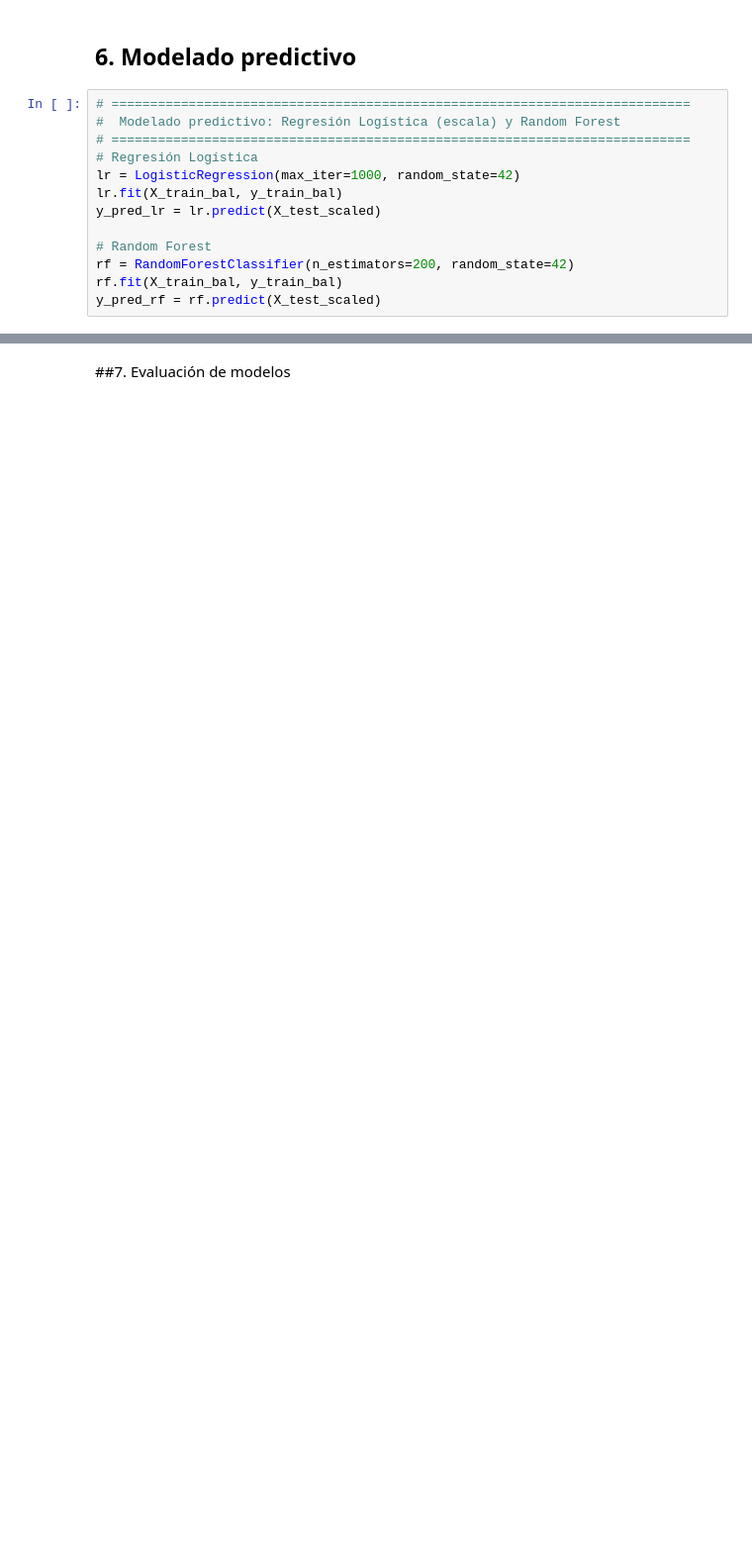
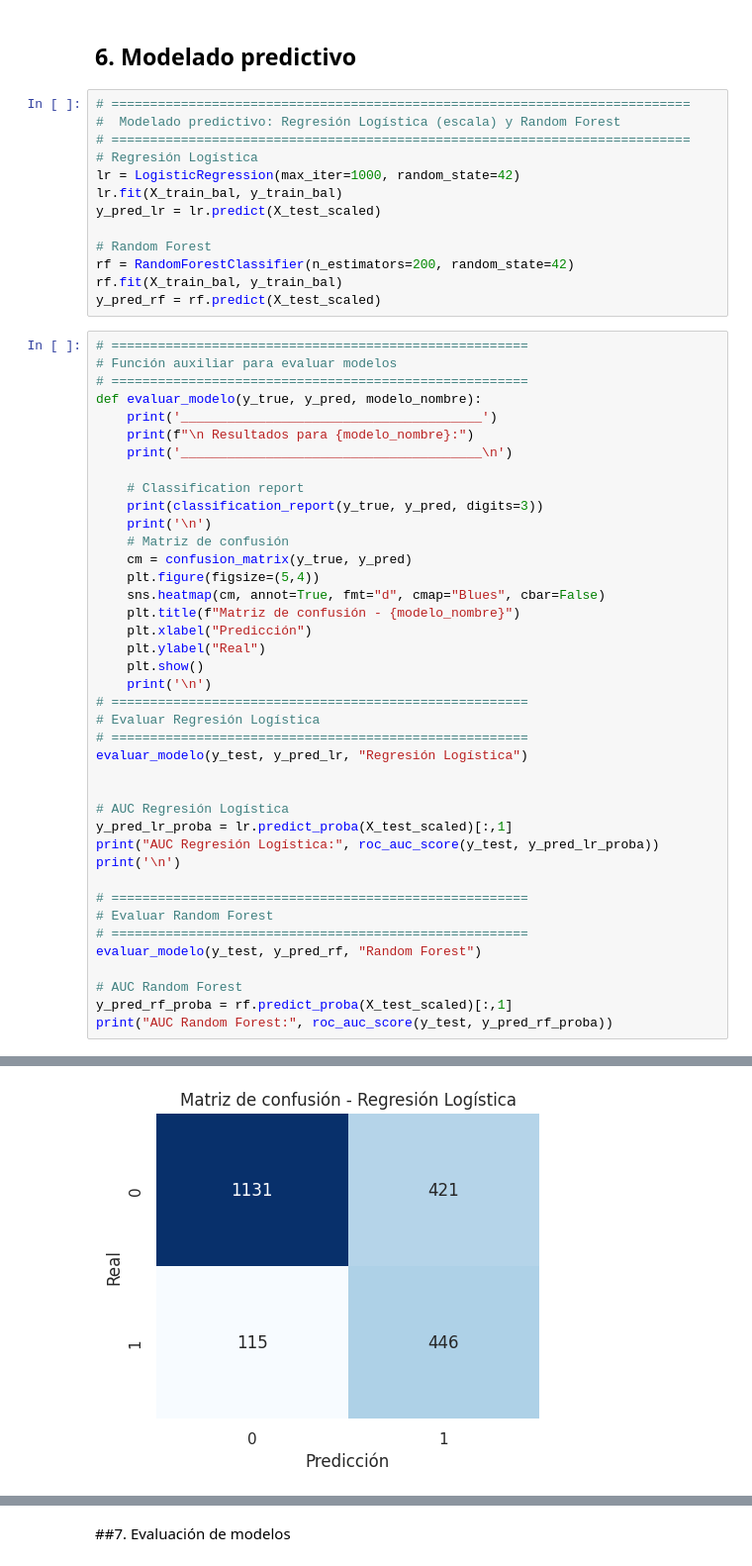
Before and after one commit to Saya-Sayita/Challenge3-TelecomX-parte2-main, a Jupyter notebook: Challenge3_TelecomX_Parte2.ipynb, the cells around one changed output, grey strips where cells are left out. Shown at 99% size. Drawn from its saved outputs; the diff is of its cells as text; blank space fills up the shorter version.

```diff
--- a/Challenge3_TelecomX_Parte2.ipynb
+++ b/Challenge3_TelecomX_Parte2.ipynb
@@ -313,3 +455,44 @@ y_pred_lr = lr.predict(X_test_scaled)
 rf = RandomForestClassifier(n_estimators=200, random_state=42)
 rf.fit(X_train_bal, y_train_bal)
 y_pred_rf = rf.predict(X_test_scaled)
+# %%
+# ======================================================
+# Función auxiliar para evaluar modelos
+# ======================================================
+def evaluar_modelo(y_true, y_pred, modelo_nombre):
+    print('_______________________________________')
+    print(f"\n Resultados para {modelo_nombre}:")
+    print('_______________________________________\n')
+
+    # Classification report
+    print(classification_report(y_true, y_pred, digits=3))
+    print('\n')
+    # Matriz de confusión
+    cm = confusion_matrix(y_true, y_pred)
+    plt.figure(figsize=(5,4))
+    sns.heatmap(cm, annot=True, fmt="d", cmap="Blues", cbar=False)
+    plt.title(f"Matriz de confusión - {modelo_nombre}")
+    plt.xlabel("Predicción")
+    plt.ylabel("Real")
+    plt.show()
+    print('\n')
+# ======================================================
+# Evaluar Regresión Logística
+# ======================================================
+evaluar_modelo(y_test, y_pred_lr, "Regresión Logística")
+
+
+# AUC Regresión Logística
+y_pred_lr_proba = lr.predict_proba(X_test_scaled)[:,1]
+print("AUC Regresión Logística:", roc_auc_score(y_test, y_pred_lr_proba))
+print('\n')
+
+# ======================================================
+# Evaluar Random Forest
+# ======================================================
+evaluar_modelo(y_test, y_pred_rf, "Random Forest")
+
+# AUC Random Forest
+y_pred_rf_proba = rf.predict_proba(X_test_scaled)[:,1]
+print("AUC Random Forest:", roc_auc_score(y_test, y_pred_rf_proba))
+# %% [output]
@@ -315,0 +512 @@ y_pred_rf = rf.predict(X_test_scaled)
+[figure, added]
```
Also changed, not shown: parts of 18 cells of this notebook.
